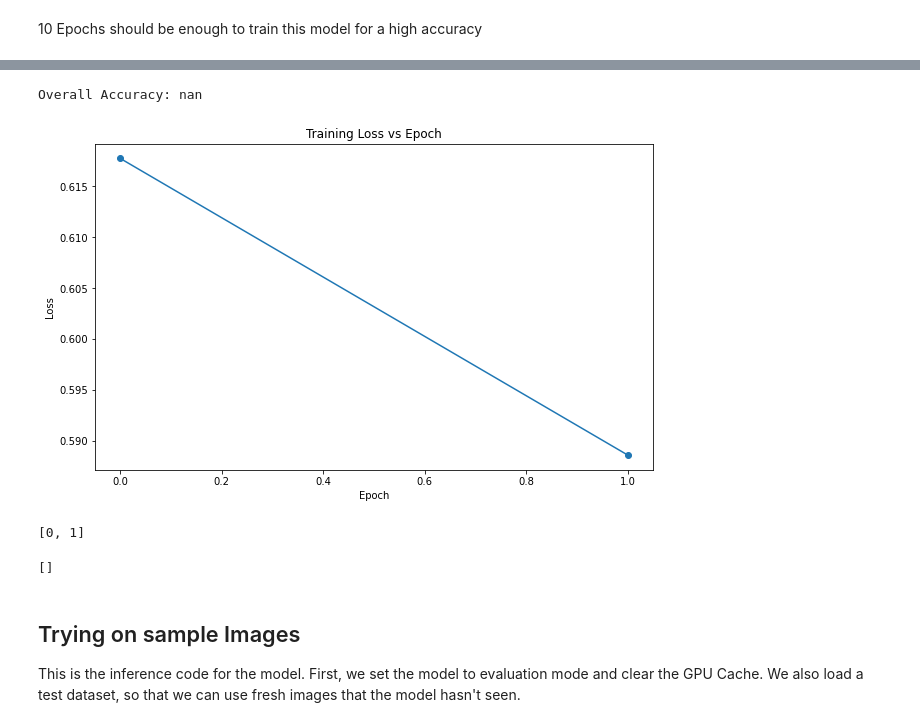
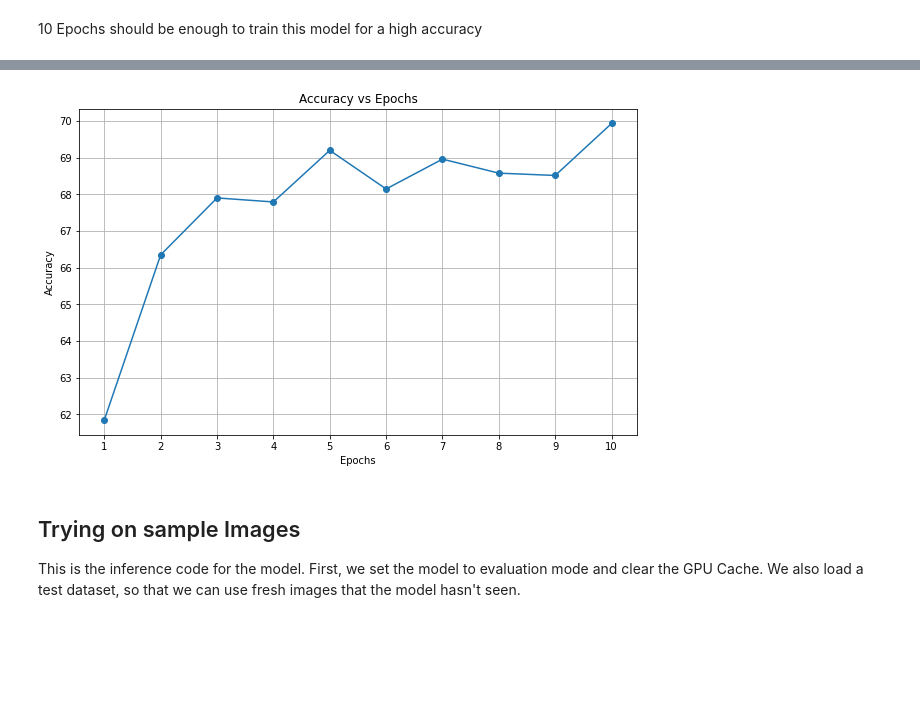
Before and after one commit to josvin912/FasterRCNN, a Jupyter notebook: object-detection-fasterrcnn.ipynb, the cells around one changed output, grey strips where cells are left out. Saved outputs shown, nothing was run; the diff lists cells and outputs as text; code cells hidden in the pictures; blank space fills up the shorter version.

```diff
--- a/object-detection-fasterrcnn.ipynb
+++ b/object-detection-fasterrcnn.ipynb
@@ -422,7 +368,8 @@ Overall Accuracy: nan
 # %% [markdown]
 10 Epochs should be enough to train this model for a high accuracy
 # %%
-num_epochs=2
+num_epochs=10
+all_accuracy=[]
 
 for epoch in range(num_epochs):
     train_one_epoch(model, optimizer, train_loader, device, epoch)
@@ -435,28 +398,25 @@ Epoch 1 Accuracy: 0.0000
-# %%
-# Print the overall accuracy
-overall_accuracy = np.mean(all_accuracies)
-print(f"Overall Accuracy: {overall_accuracy:.4f}")
-# %% [output]
-Overall Accuracy: nan
 # %%
-# Plot the loss
-plt.figure(figsize=(10, 6))
-plt.plot(epochs, train_losses, '-o')
-plt.xlabel('Epoch')
-plt.ylabel('Loss')
-plt.title('Training Loss vs Epoch')
+### Plot the loss
+num_epochs = range(1, len(all_accuracy) + 1)
+plt.figure(figsize=(10,6))
+
+scaled_accuracy=np.array(all_accuracy)
+scaled_accuracy=scaled_accuracy*100
+
+plt.plot(num_epochs, scaled_accuracy, marker='o', linestyle='-')
+
+plt.xticks(num_epochs)
+
+# Set labels and title
+plt.xlabel('Epochs')
+plt.ylabel('Accuracy')
+plt.title('Accuracy vs Epochs')
+
+# Show the plot
+plt.grid(True)
 plt.show()
 # %% [output]
-[figure, old version]
+[figure, new version]
-# %%
-epochs
-# %% [output]
-[0, 1]
-# %%
-train_loss=train_losses[3:12]
-train_loss
-# %% [output]
-[]
 # %%
 # our learning rate was too low, due to a lr scheduler bug. For this task, we wont need a scheudul.
 # %% [markdown]
```
Also changed, not shown: parts of 22 cells of this notebook, 4 other files.
